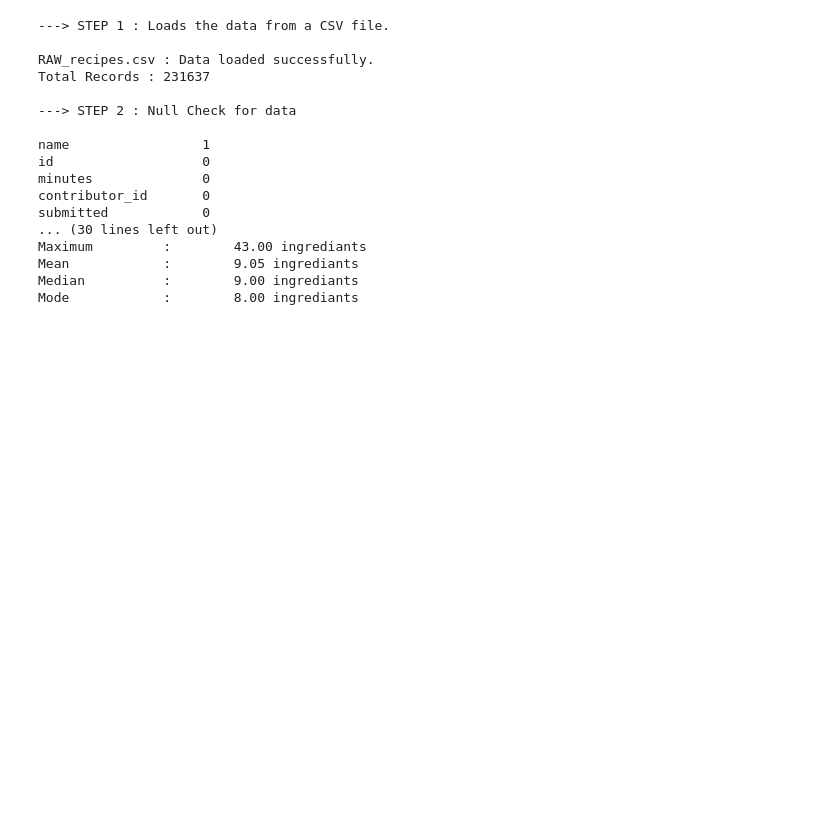
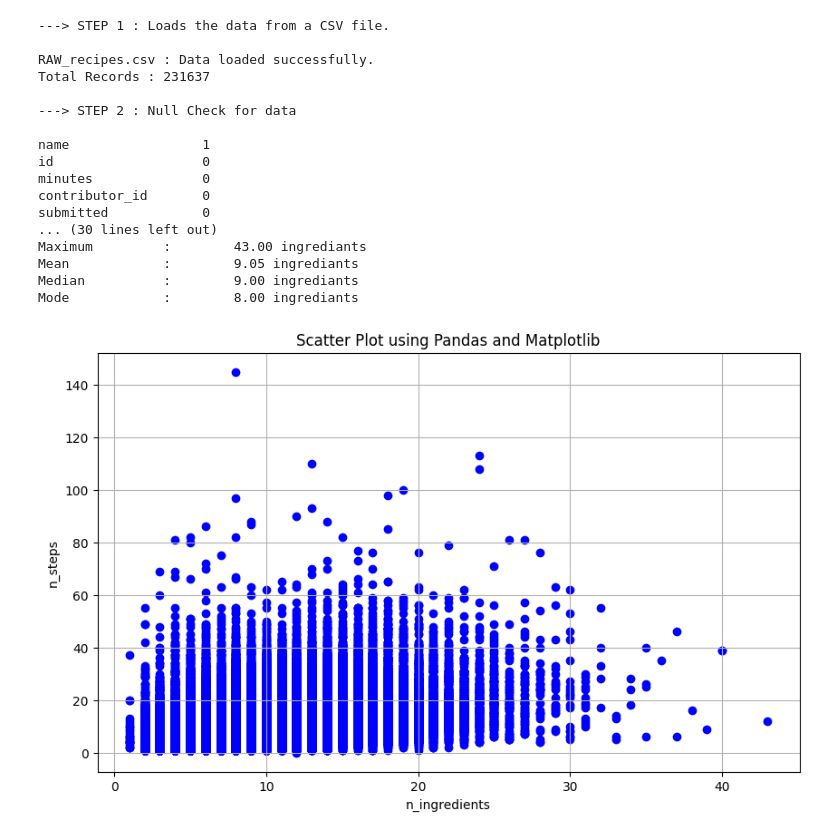
Before and after one commit to khushbunlad/PROG8431, a Jupyter notebook: Workshop2.ipynb, the cells around one changed output. Cells and saved outputs as stored; diff of their text form; code cells hidden in the pictures; blank space fills up the shorter version.

```diff
--- a/Workshop2.ipynb
+++ b/Workshop2.ipynb
@@ -112,3 +141,23 @@ Maximum         :        43.00 ingrediants
 Mean            :        9.05 ingrediants
 Median          :        9.00 ingrediants
 Mode            :        8.00 ingrediants
+# %%
+import matplotlib.pyplot as plt
+
+# Load the dataset
+df = pd.read_csv('./Dataset/RAW_recipes.csv')
+
+# Create a scatter plot
+plt.figure(figsize=(10, 6))
+plt.scatter(df['n_ingredients'], df['n_steps'], color='b')
+
+# Add title and labels
+plt.title('Scatter Plot using Pandas and Matplotlib')
+plt.xlabel('n_ingredients')
+plt.ylabel('n_steps')
+plt.grid(True)
+
+# Show the plot
+plt.show()
+# %% [output]
+[figure, added]
```
Also changed, not shown: parts of 10 cells of this notebook, 2 other files.
